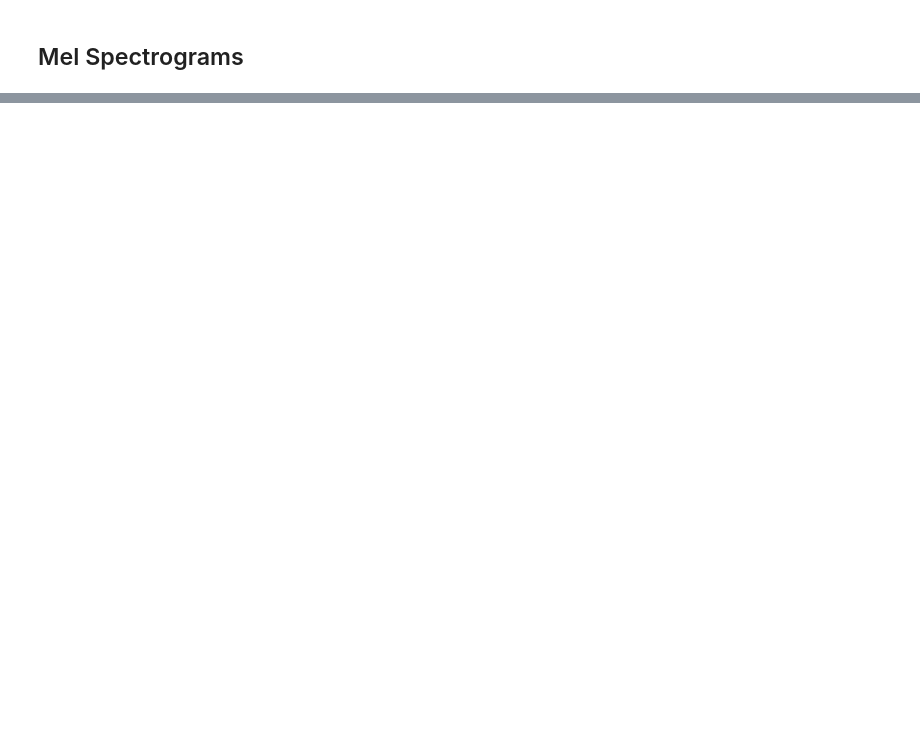
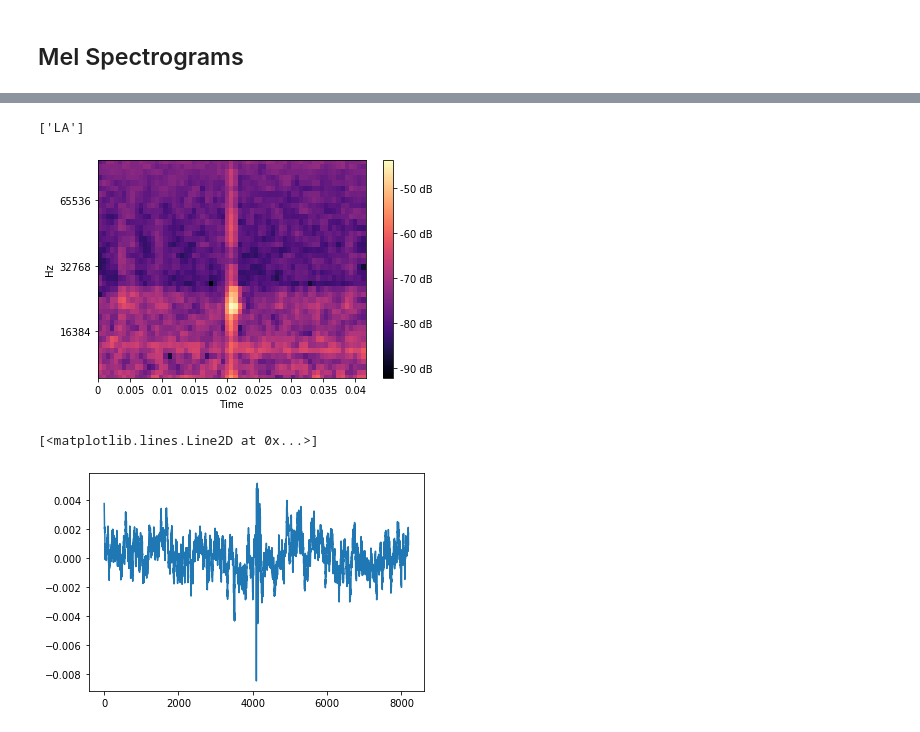
Before and after one commit to bastiendechamps/DOCC10_challenge_MVA, a Jupyter notebook: notebooks/dataviz.ipynb, the cells around one changed output, grey strips where cells are left out. Drawn from its saved outputs; the diff is of its cells as text; code cells hidden in the pictures; blank space fills up the shorter version.

```diff
--- a/notebooks/dataviz.ipynb
+++ b/notebooks/dataviz.ipynb
@@ -134,0 +128,10 @@ show_melspectrogram(audio_to_melspectrogram(X_train[0]))
+# %%
+idx = np.random.randint(len(X_train))
+print(Y_train_df.values[idx])
+show_melspectrogram(audio_to_melspectrogram(X_train[idx]))
+plt.plot(X_train[idx])
+# %% [output]
+['LA']
+[figure, added]
+[<matplotlib.lines.Line2D at 0x...>]
+[figure, added]
```
Also changed, not shown: parts of 14 cells of this notebook, 4 other files.
